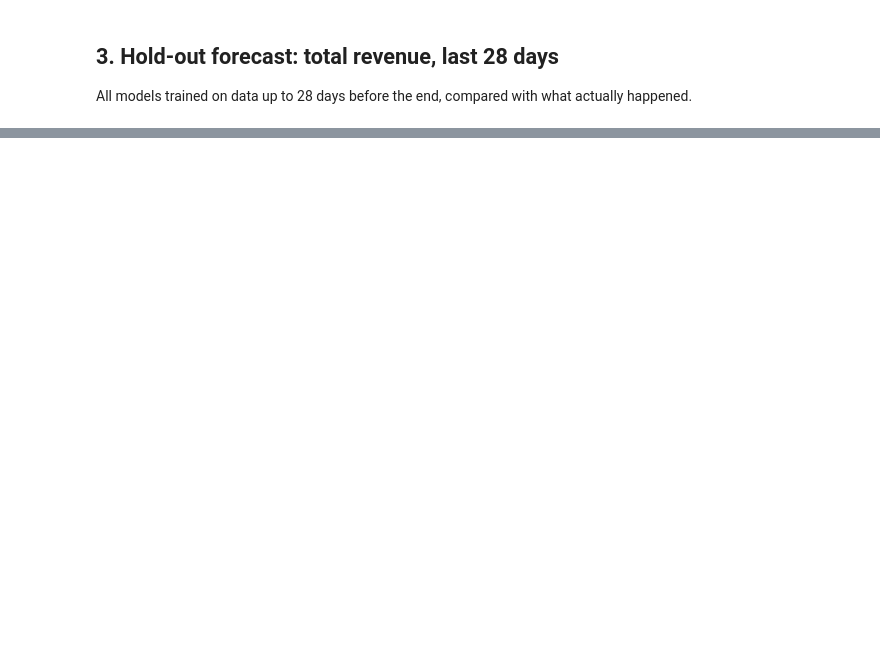
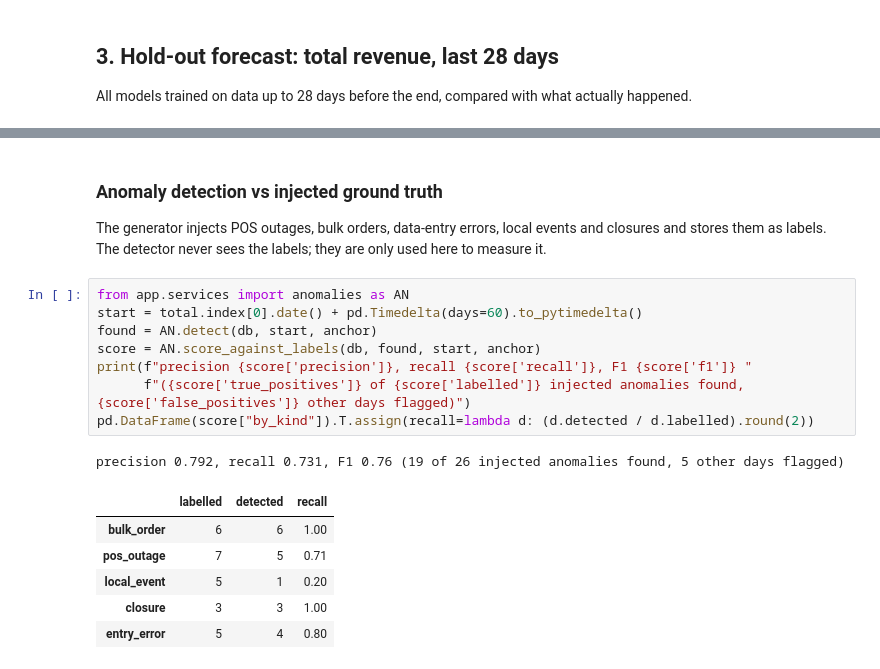
Before and after one commit to hellyparmar/ERIS, a Jupyter notebook: notebooks/forecast_evaluation.ipynb, the cells around one changed output, grey strips where cells are left out. Drawn from its saved outputs; the diff is of its cells as text; blank space fills up the shorter version.

```diff
--- a/notebooks/forecast_evaluation.ipynb
+++ b/notebooks/forecast_evaluation.ipynb
@@ -160,0 +189,20 @@ pd.DataFrame(rows).set_index("model")[["wape", "mape", "mae", "bias_pct"]].round
+# %% [markdown]
+### Anomaly detection vs injected ground truth
+The generator injects POS outages, bulk orders, data-entry errors, local events and closures and stores them as labels.
+The detector never sees the labels; they are only used here to measure it.
+# %%
+from app.services import anomalies as AN
+start = total.index[0].date() + pd.Timedelta(days=60).to_pytimedelta()
+found = AN.detect(db, start, anchor)
+score = AN.score_against_labels(db, found, start, anchor)
+print(f"precision {score['precision']}, recall {score['recall']}, F1 {score['f1']} "
+      f"({score['true_positives']} of {score['labelled']} injected anomalies found, {score['false_positives']} other days flagged)")
+pd.DataFrame(score["by_kind"]).T.assign(recall=lambda d: (d.detected / d.labelled).round(2))
+# %% [output]
+precision 0.792, recall 0.731, F1 0.76 (19 of 26 injected anomalies found, 5 other days flagged)
+|  | labelled | detected | recall |
+| bulk_order | 6 | 6 | 1.00 |
+| pos_outage | 7 | 5 | 0.71 |
+| local_event | 5 | 1 | 0.20 |
+| closure | 3 | 3 | 1.00 |
+| entry_error | 5 | 4 | 0.80 |
```
Also changed, not shown: parts of 14 cells of this notebook.
